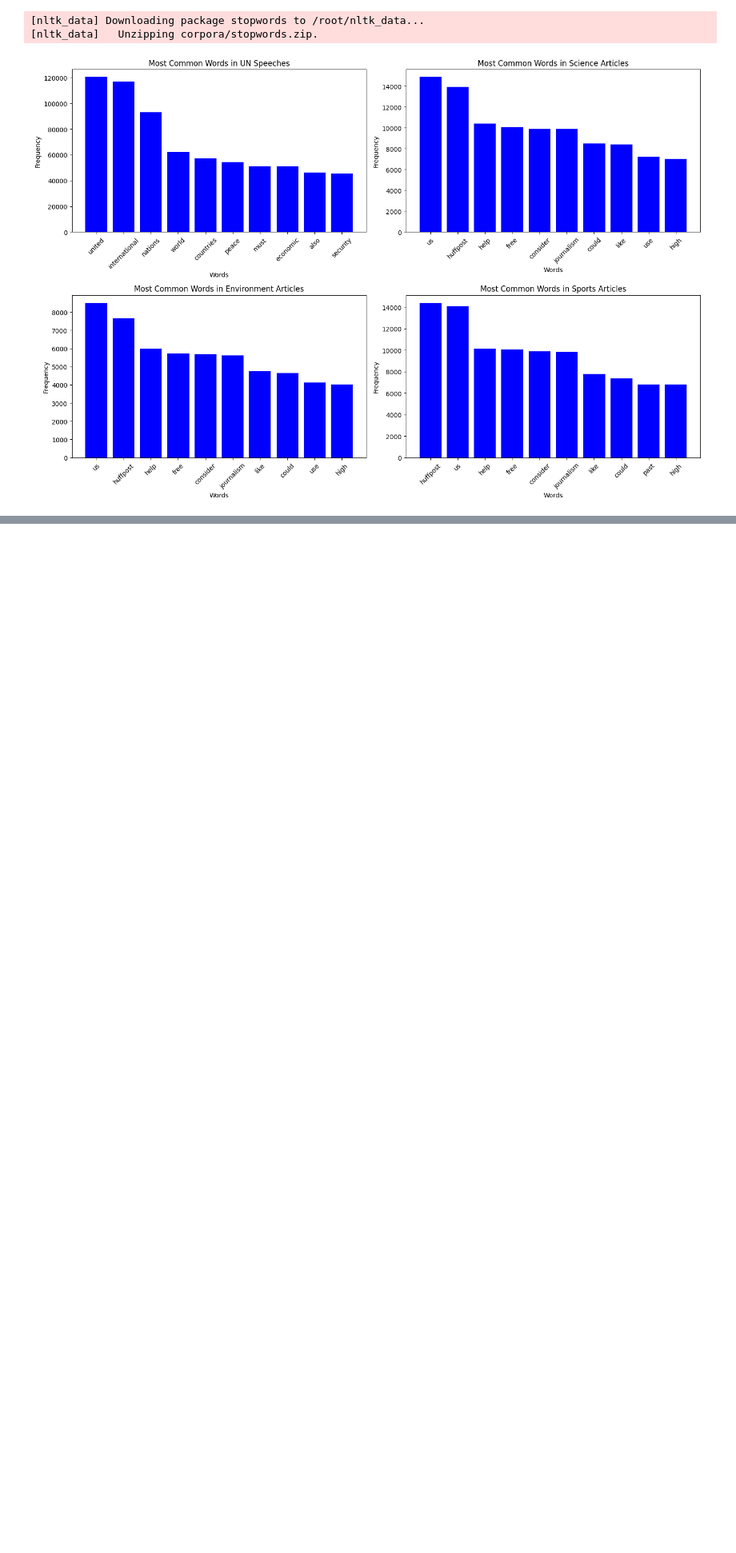
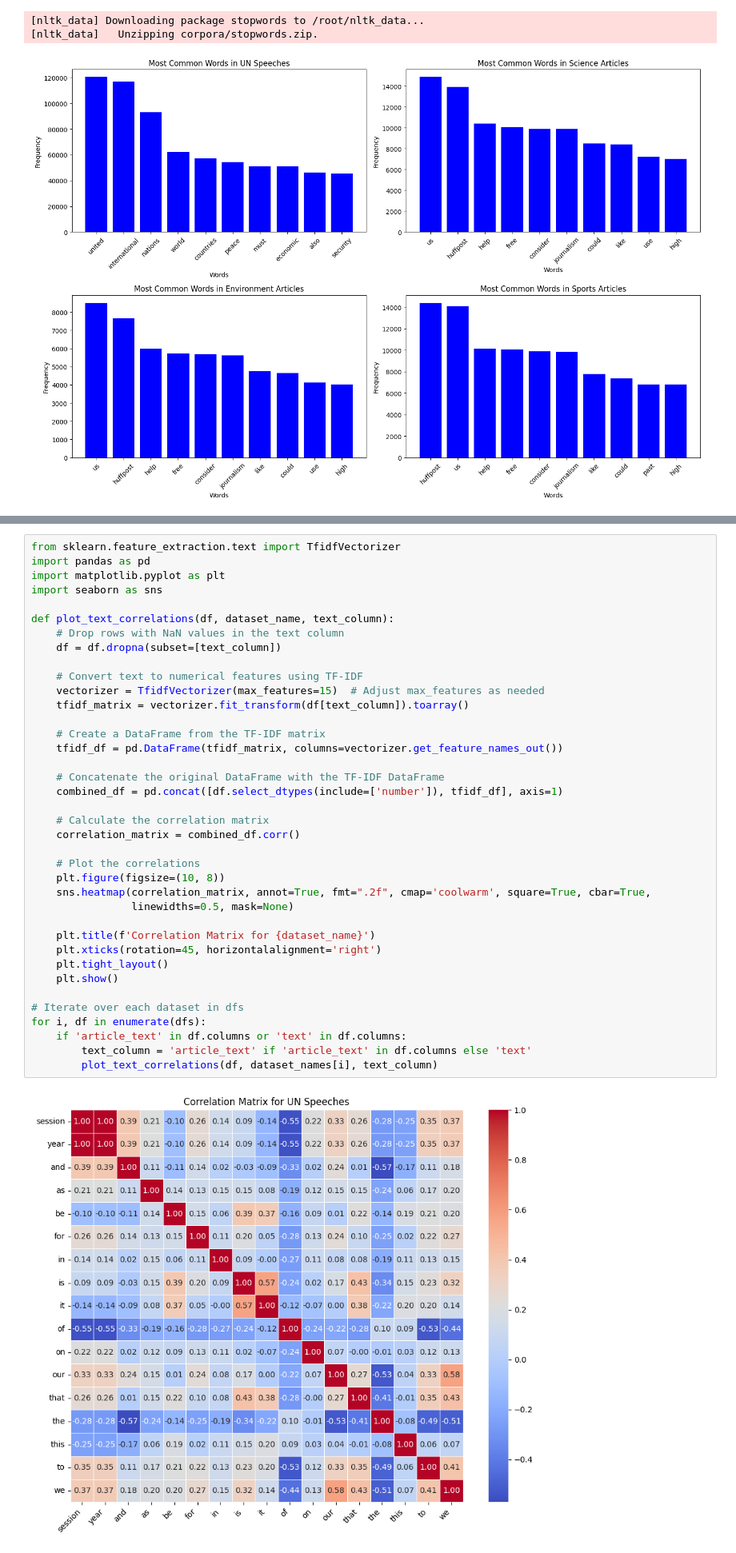
Before and after one commit to bhar-gav/topic-specific-analysis-of-sentences, a Jupyter notebook: data_analysis.ipynb, the cells around one changed output, grey strips where cells are left out. Shown at 80% size. Cells and saved outputs as stored; diff of their text form; blank space fills up the shorter version.

```diff
--- a/data_analysis.ipynb
+++ b/data_analysis.ipynb
@@ -415,0 +395,40 @@ for i, df in enumerate(dfs):
+# %%
+from sklearn.feature_extraction.text import TfidfVectorizer
+import pandas as pd
+import matplotlib.pyplot as plt
+import seaborn as sns
+
+def plot_text_correlations(df, dataset_name, text_column):
+    # Drop rows with NaN values in the text column
+    df = df.dropna(subset=[text_column])
+
+    # Convert text to numerical features using TF-IDF
+    vectorizer = TfidfVectorizer(max_features=15)  # Adjust max_features as needed
+    tfidf_matrix = vectorizer.fit_transform(df[text_column]).toarray()
+
+    # Create a DataFrame from the TF-IDF matrix
+    tfidf_df = pd.DataFrame(tfidf_matrix, columns=vectorizer.get_feature_names_out())
+
+    # Concatenate the original DataFrame with the TF-IDF DataFrame
+    combined_df = pd.concat([df.select_dtypes(include=['number']), tfidf_df], axis=1)
+
+    # Calculate the correlation matrix
+    correlation_matrix = combined_df.corr()
+
+    # Plot the correlations
+    plt.figure(figsize=(10, 8))
+    sns.heatmap(correlation_matrix, annot=True, fmt=".2f", cmap='coolwarm', square=True, cbar=True,
+                linewidths=0.5, mask=None)
+
+    plt.title(f'Correlation Matrix for {dataset_name}')
+    plt.xticks(rotation=45, horizontalalignment='right')
+    plt.tight_layout()
+    plt.show()
+
+# Iterate over each dataset in dfs
+for i, df in enumerate(dfs):
+    if 'article_text' in df.columns or 'text' in df.columns:
+        text_column = 'article_text' if 'article_text' in df.columns else 'text'
+        plot_text_correlations(df, dataset_names[i], text_column)
+# %% [output]
+[figure, added]
```
Also changed, not shown: parts of 6 cells of this notebook.
